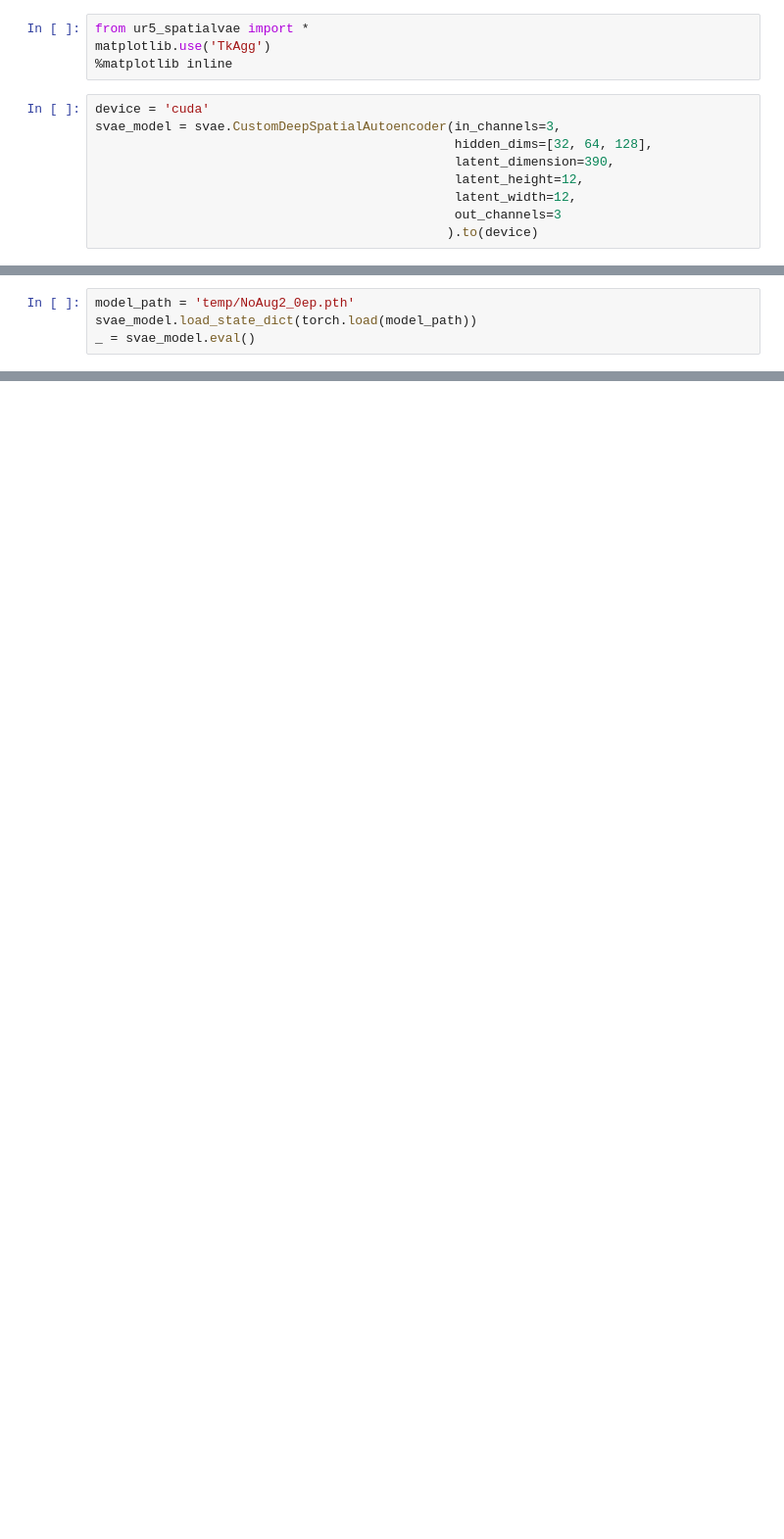
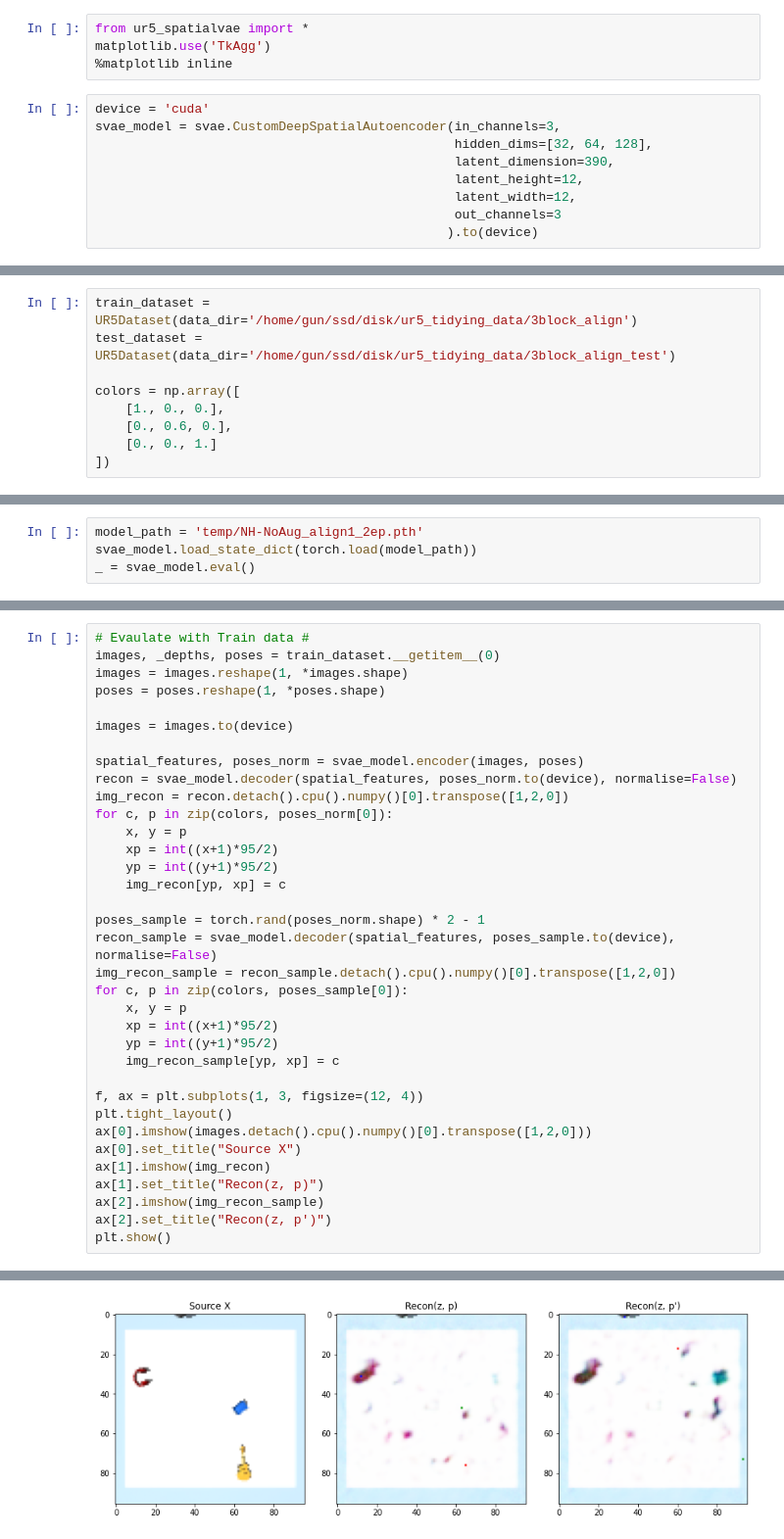
Before and after one commit to hogunkee/TSMCTS, a Jupyter notebook: vae/Eval-SVAE.ipynb, the cells around one changed output, grey strips where cells are left out. Shown: that part at 98% size. Drawn from its saved outputs; the diff is of its cells as text; blank space fills up the shorter version.

```diff
--- a/vae/Eval-SVAE.ipynb
+++ b/vae/Eval-SVAE.ipynb
@@ -25,0 +14,9 @@ load 0-th npy file.
+# %%
+train_dataset = UR5Dataset(data_dir='/home/gun/ssd/disk/ur5_tidying_data/3block_align')
+test_dataset = UR5Dataset(data_dir='/home/gun/ssd/disk/ur5_tidying_data/3block_align_test')
+
+colors = np.array([
+    [1., 0., 0.],
+    [0., 0.6, 0.],
+    [0., 0., 1.]
+])
@@ -26,4 +26,4 @@ load 0-th npy file.
 # %%
-model_path = 'temp/NoAug2_0ep.pth'
+model_path = 'temp/NH-NoAug_align1_2ep.pth'
 svae_model.load_state_dict(torch.load(model_path))
 _ = svae_model.eval()
@@ -97,0 +30,36 @@ plt.show()
+# %%
+# Evaulate with Train data #
+images, _depths, poses = train_dataset.__getitem__(0)
+images = images.reshape(1, *images.shape)
+poses = poses.reshape(1, *poses.shape)
+
+images = images.to(device)
+
+spatial_features, poses_norm = svae_model.encoder(images, poses)
+recon = svae_model.decoder(spatial_features, poses_norm.to(device), normalise=False)
+img_recon = recon.detach().cpu().numpy()[0].transpose([1,2,0])
+for c, p in zip(colors, poses_norm[0]):
+    x, y = p
+    xp = int((x+1)*95/2)
+    yp = int((y+1)*95/2)
+    img_recon[yp, xp] = c
+
+poses_sample = torch.rand(poses_norm.shape) * 2 - 1
+recon_sample = svae_model.decoder(spatial_features, poses_sample.to(device), normalise=False)
+img_recon_sample = recon_sample.detach().cpu().numpy()[0].transpose([1,2,0])
+for c, p in zip(colors, poses_sample[0]):
+    x, y = p
+    xp = int((x+1)*95/2)
+    yp = int((y+1)*95/2)
+    img_recon_sample[yp, xp] = c
+
+f, ax = plt.subplots(1, 3, figsize=(12, 4))
+plt.tight_layout()
+ax[0].imshow(images.detach().cpu().numpy()[0].transpose([1,2,0]))
+ax[0].set_title("Source X")
+ax[1].imshow(img_recon)
+ax[1].set_title("Recon(z, p)")
+ax[2].imshow(img_recon_sample)
+ax[2].set_title("Recon(z, p')")
+plt.show()
+# %% [output]
@@ -97,0 +67 @@ plt.show()
+[figure, added]
```
Also changed, not shown: parts of 6 cells of this notebook, 7 other files.
